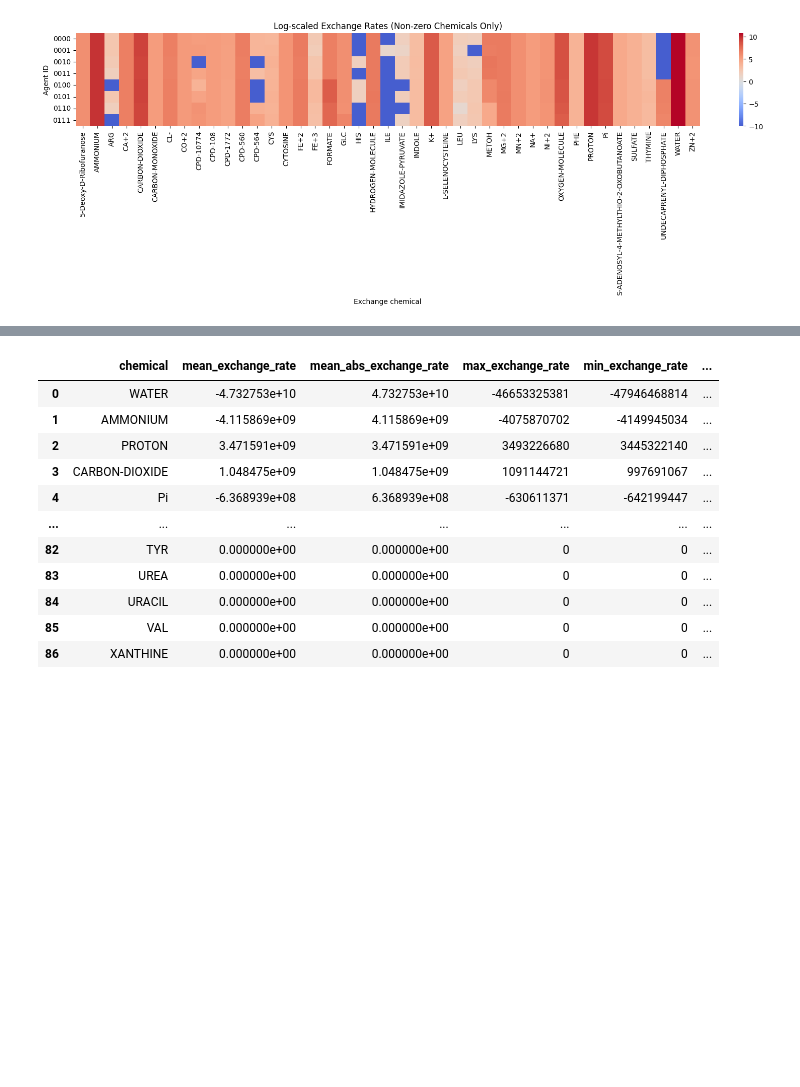
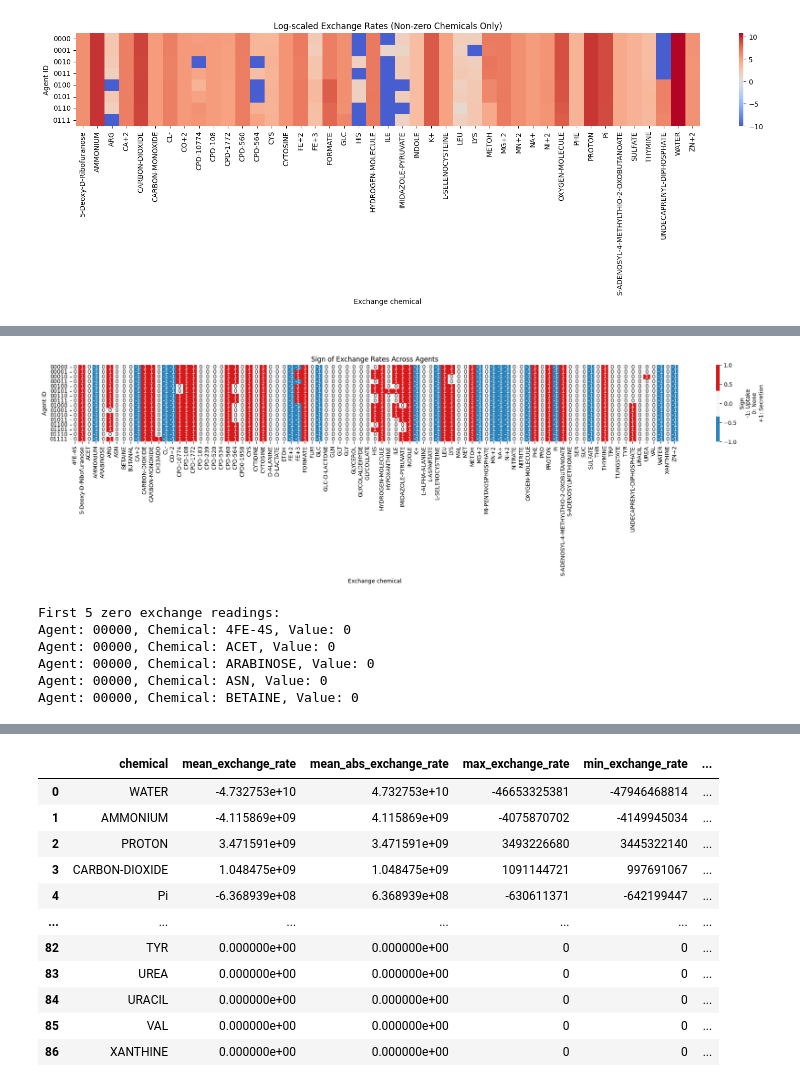
Before and after one commit to katha815/vEcoli-Local, a Jupyter notebook: reading/colony simulation.ipynb, the cells around one changed output, grey strips where cells are left out. Saved outputs shown, nothing was run; the diff lists cells and outputs as text; code cells hidden in the pictures; blank space fills up the shorter version.

```diff
--- a/reading/colony simulation.ipynb
+++ b/reading/colony simulation.ipynb
@@ -1577,0 +2186,67 @@ plt.show()
+# %%
+# Plot sign of exchange readings for each agent and chemical
+import pandas as pd
+import seaborn as sns
+import matplotlib.pyplot as plt
+import numpy as np
+
+# Assumes exchange_df is defined: rows=agent_id, columns=chemicals
+# If not, recreate exchange_df from your data as in previous cells
+
+# Compute sign matrix: -1 (uptake), 0 (none), +1 (secretion)
+sign_df = np.sign(exchange_df)
+
+# Plot heatmap with auto-scaled height to avoid y-label overlap
+fig_h = max(6, 0.22 * len(sign_df))
+fig_w = min(20, 0.5 * len(sign_df.columns))
+fig, ax = plt.subplots(figsize=(fig_w, fig_h))
+
+sns.heatmap(
+    sign_df,
+    cmap=sns.color_palette(["#2b83ba", "#f7f7f7", "#d7191c"], as_cmap=True),
+    center=0,
+    annot=True,
+    fmt="d",
+    cbar_kws={'label': 'Sign\n-1: Uptake\n0: None\n+1: Secretion'},
+    ax=ax
+)
+
+# Thin y ticks when there are many agents (show at most ~40 labels)
+step = max(1, len(sign_df) // 40)
+ax.set_yticks(np.arange(0, len(sign_df), step) + 0.5)
+ax.set_yticklabels(sign_df.index[::step], rotation=0)
+
+ax.set_xlabel('Exchange chemical')
+ax.set_ylabel('Agent ID')
+ax.set_title('Sign of Exchange Rates Across Agents')
+plt.tight_layout()
+plt.savefig('/user/home/il22158/work/vEcoli/reading/results/colony/4th gen/sign_exchanges_heatmap.png')
+plt.show()
+# %% [output]
+[figure, added]
+# %%
+# Show first 5 zero exchange readings (agent, chemical, value)
+import pandas as pd
+
+# Find zero entries in exchange_df
+zero_entries = []
+for agent in exchange_df.index:
+    for chem in exchange_df.columns:
+        if exchange_df.loc[agent, chem] == 0:
+            zero_entries.append((agent, chem, 0))
+            if len(zero_entries) == 5:
+                break
+    if len(zero_entries) == 5:
+        break
+
+# Display
+print("First 5 zero exchange readings:")
+for entry in zero_entries:
+    print(f"Agent: {entry[0]}, Chemical: {entry[1]}, Value: {entry[2]}")
+# %% [output]
+First 5 zero exchange readings:
+Agent: 00000, Chemical: 4FE-4S, Value: 0
+Agent: 00000, Chemical: ACET, Value: 0
+Agent: 00000, Chemical: ARABINOSE, Value: 0
+Agent: 00000, Chemical: ASN, Value: 0
+Agent: 00000, Chemical: BETAINE, Value: 0
```
Also changed, not shown: parts of 31 cells of this notebook, 7 other files.
